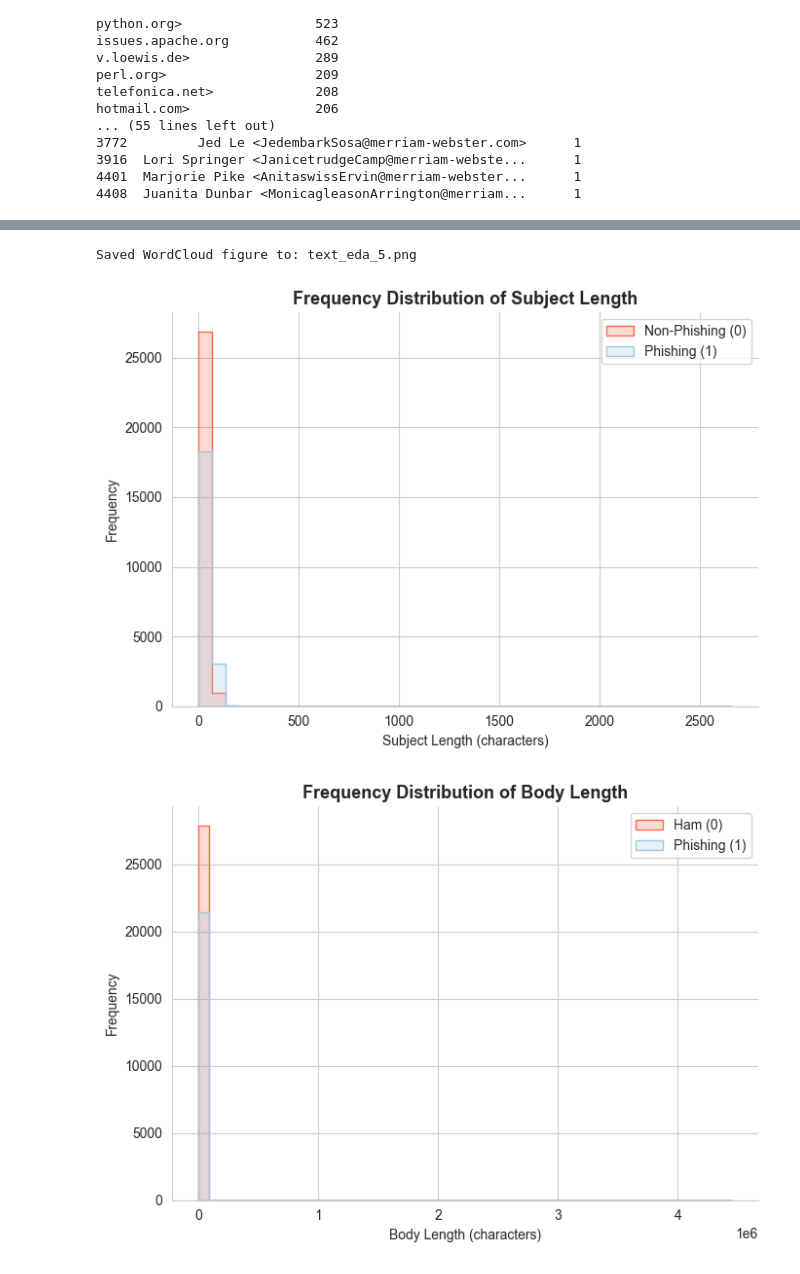
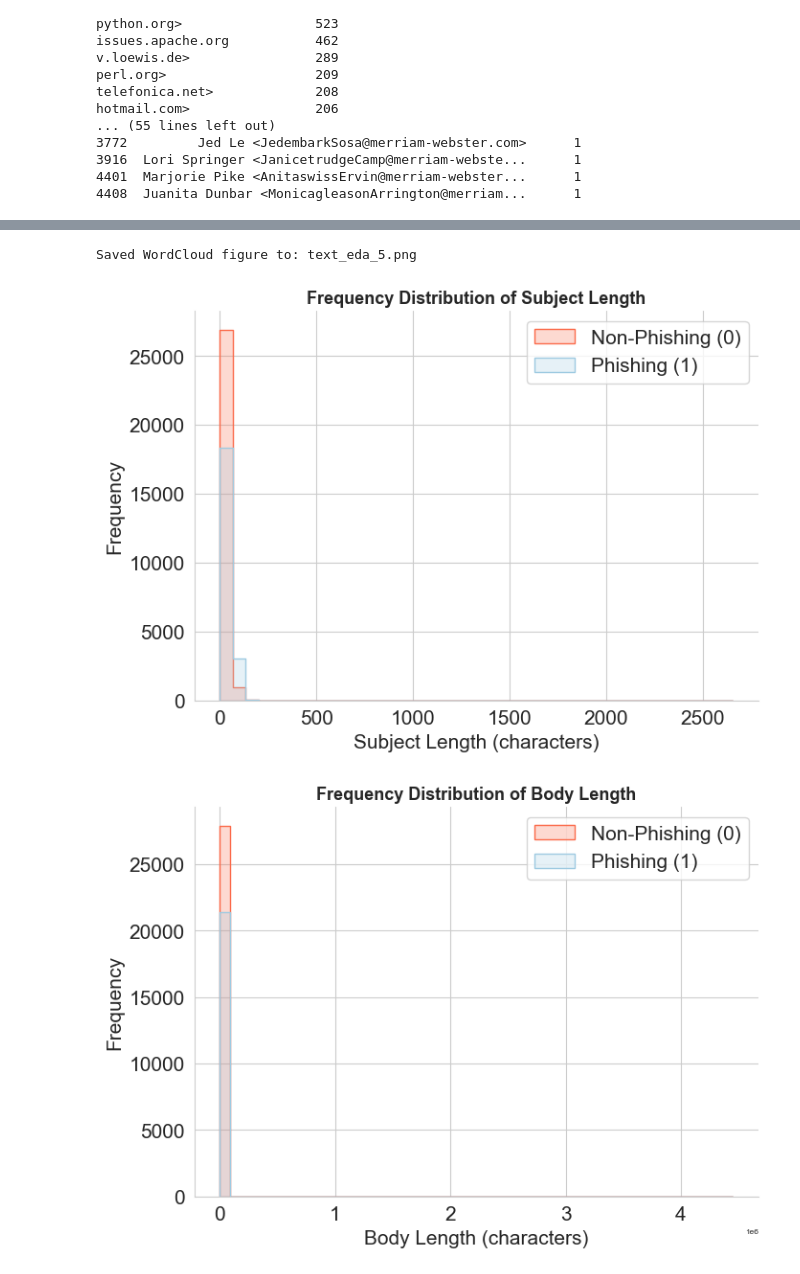
Before and after one commit to H6WU6R/DSA4263_Group_Project, a Jupyter notebook: notebooks/ud/text_eda.ipynb, the cells around one changed output, grey strips where cells are left out. Cells and saved outputs as stored; diff of their text form; code cells hidden in the pictures.

Commit message:
update plots

```diff
--- a/notebooks/ud/text_eda.ipynb
+++ b/notebooks/ud/text_eda.ipynb
@@ -178,12 +176,10 @@ from matplotlib.ticker import PercentFormatter
 from scipy.stats import chi2_contingency
 
 # --- 1) Counts & percentages
-# Ensure both rows (urls=0,1) and both columns (label=0,1) exist
 tbl = pd.crosstab(df['urls'], df['label']).reindex(index=[0,1], columns=[0,1], fill_value=0)
 row_totals = tbl.sum(axis=1)
 ct = (tbl.div(row_totals, axis=0) * 100).round(2)  # percentages
 
-# Optional: print quick stats
 print("URL flag counts:")
 print(df['urls'].value_counts().sort_index())
 print("\nClass shares (%) by URL flag:")
@@ -208,10 +204,9 @@ tot_cnt   = row_totals.reindex([0,1]).fillna(0).values.astype(int)
 fig, ax = plt.subplots(figsize=(7,5))
 
 # Bars (percent scale)
-bar_ham   = ax.bar(x, ham_pct,   width, label='Ham (0)',      color='skyblue', edgecolor='white')
+bar_ham   = ax.bar(x, ham_pct,   width, label='Non-Phishing (0)',      color='skyblue', edgecolor='white')
 bar_phish = ax.bar(x, phish_pct, width, bottom=ham_pct, label='Phishing (1)', color='salmon',  edgecolor='white')
 
-# Annotations: show % and (n=...)
 def annotate_stack(ax, bars, pct_vals, cnt_vals, bottom=None):
     for i, bar in enumerate(bars):
         height = bar.get_height()
@@ -229,7 +224,7 @@ annotate_stack(ax, bar_phish, phish_pct, phish_cnt, bottom=ham_pct)
 
 # Title with totals
 grand_total = int(tot_cnt.sum())
-ax.set_title(f"Share of Ham vs Phishing by URL Presence (Total = {grand_total:,})\n"
+ax.set_title(f"Share of Non-Phishing vs Phishing by URL Presence (Total = {grand_total:,})\n"
              f"Chi² = {chi2:.2f}, p = {p:.2e}", fontsize=12, pad=14)
 
 ax.set_xticks(x)
@@ -979,11 +1045,7 @@ print(f"Saved figure to: {save_path}")
 Saved figure to: text_eda_11.png
 # %%
-import matplotlib.pyplot as plt
-import seaborn as sns
-import numpy as np
-
 sns.set_style("whitegrid")
-palette = ['#9ecae1', '#fb6a4a']  # Ham, Phishing
+palette = ['#9ecae1', '#fb6a4a']
 order = [0, 1]
 
 # ---------- 2. Average URLs per Email ----------
@@ -992,9 +1054,11 @@ plt.figure(figsize=(6, 4))
 bars = plt.bar(['Non-Phishing (0)', 'Phishing (1)'], avg_urls.values, color=palette, edgecolor='white')
 offset2 = avg_urls.max() * 0.05
 for i, v in enumerate(avg_urls.values):
-    plt.text(i, v + offset2, f"{v:.2f}", ha='center', va='bottom', fontsize=11)
+    plt.text(i, v + offset2, f"{v:.2f}", ha='center', va='bottom', fontsize=15)
+plt.xticks(fontsize=15)
 plt.title("Average URLs per Email", fontsize=13, weight='bold')
-plt.ylabel("Mean URLs")
+plt.ylabel("Mean URLs",fontsize=15)
+plt.yticks(fontsize=15)
 sns.despine()
 plt.tight_layout()
 save_path = "text_eda_5.png"
@@ -1009,9 +1073,11 @@ plt.figure(figsize=(7, 5))
 sns.histplot(data=df, x='subject_len', hue='label', palette=palette, bins=40,
              kde=False, element='step', common_norm=False)
 plt.title("Frequency Distribution of Subject Length", fontsize=13, weight='bold')
-plt.xlabel("Subject Length (characters)")
-plt.ylabel("Frequency")
-plt.legend(labels=['Non-Phishing (0)', 'Phishing (1)'])
+plt.xlabel("Subject Length (characters)", fontsize=15)
+plt.xticks(fontsize=15)
+plt.ylabel("Frequency",fontsize=15)
+plt.yticks(fontsize=15)
+plt.legend(labels=['Non-Phishing (0)', 'Phishing (1)'],fontsize=15)
 sns.despine()
 plt.tight_layout()
 plt.show()
@@ -1021,9 +1087,11 @@ plt.figure(figsize=(7, 5))
 sns.histplot(data=df, x='body_len', hue='label', palette=palette, bins=50,
              kde=False, element='step', common_norm=False)
 plt.title("Frequency Distribution of Body Length", fontsize=13, weight='bold')
-plt.xlabel("Body Length (characters)")
-plt.ylabel("Frequency")
-plt.legend(labels=['Ham (0)', 'Phishing (1)'])
+plt.xlabel("Body Length (characters)",fontsize=15)
+plt.xticks(fontsize=15)
+plt.ylabel("Frequency",fontsize=15)
+plt.yticks(fontsize=15)
+plt.legend(labels=['Non-Phishing (0)', 'Phishing (1)'],fontsize=15)
 sns.despine()
 plt.tight_layout()
 plt.show()
@@ -1032,3 +1100,3 @@ plt.show()
 Saved WordCloud figure to: text_eda_5.png
-[figure, old version]
+[figure, new version]
-[figure, old version]
+[figure, new version]
```
Also changed, not shown: parts of 21 cells of this notebook, 11 other files.
